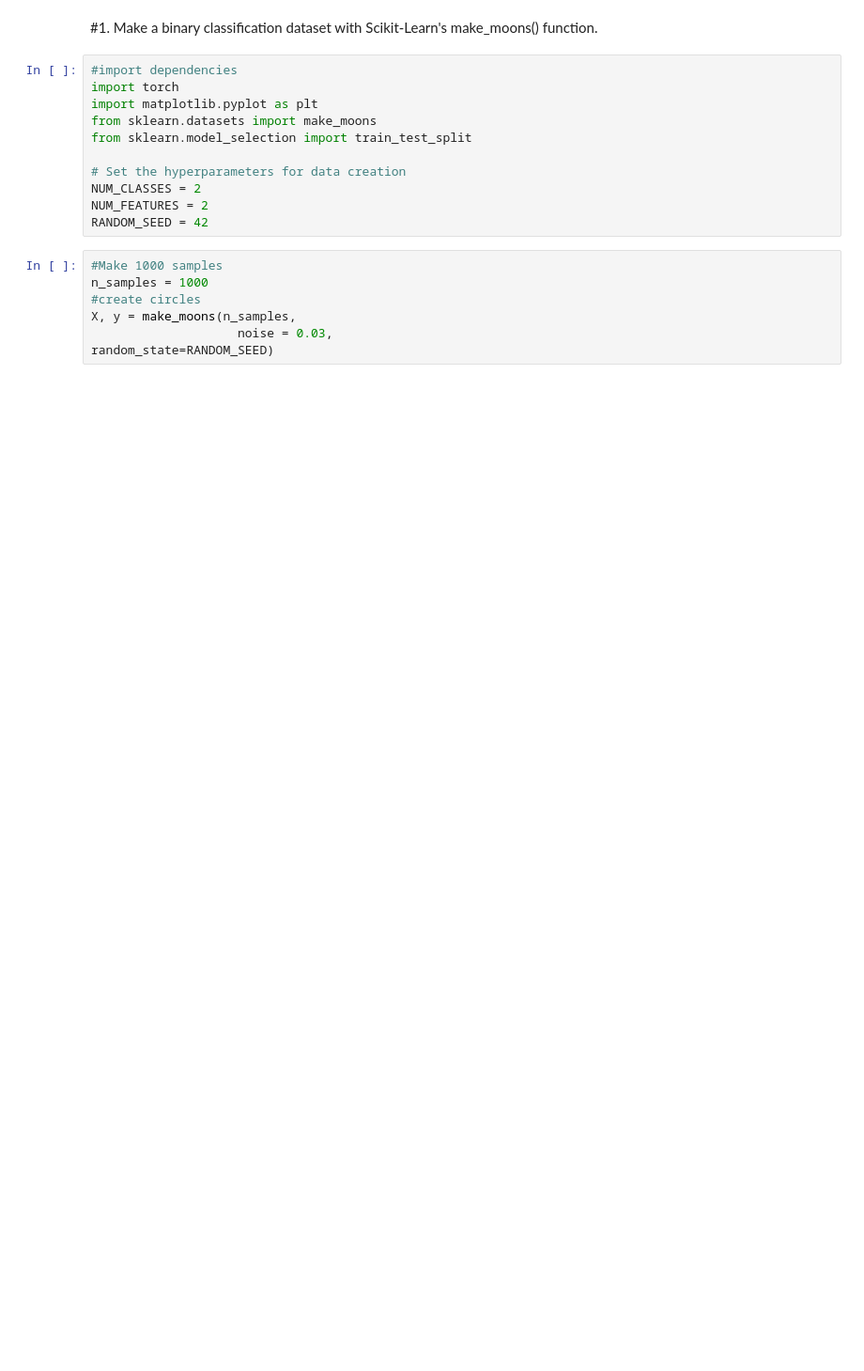
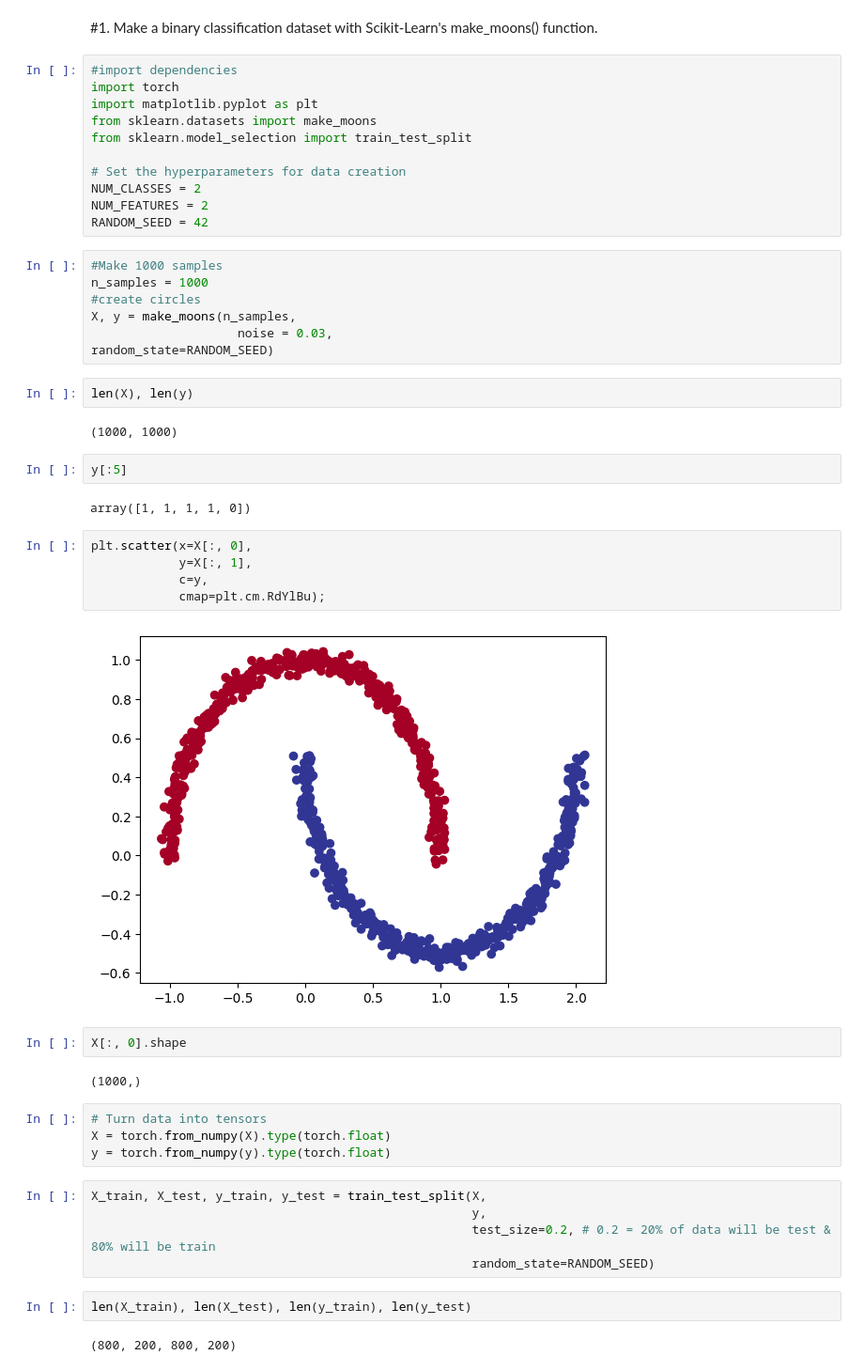
Before and after one commit to mismatchgit/PyTorch-tutorial-freecodecamp, a Jupyter notebook: pytorch_classification_exercise.ipynb, the cells around one changed output. Shown at 94% size. Cells and saved outputs as stored; diff of their text form; blank space fills up the shorter version.

```diff
--- a/pytorch_classification_exercise.ipynb
+++ b/pytorch_classification_exercise.ipynb
@@ -19,3 +19,35 @@ n_samples = 1000
 #create circles
 X, y = make_moons(n_samples,
                     noise = 0.03,                                              random_state=RANDOM_SEED)
+# %%
+len(X), len(y)
+# %% [output]
+(1000, 1000)
+# %%
+y[:5]
+# %% [output]
+array([1, 1, 1, 1, 0])
+# %%
+plt.scatter(x=X[:, 0],
+            y=X[:, 1],
+            c=y,
+            cmap=plt.cm.RdYlBu);
+# %% [output]
+[figure, added]
+# %%
+X[:, 0].shape
+# %% [output]
+(1000,)
+# %%
+# Turn data into tensors
+X = torch.from_numpy(X).type(torch.float)
+y = torch.from_numpy(y).type(torch.float)
+# %%
+X_train, X_test, y_train, y_test = train_test_split(X,
+                                                    y,
+                                                    test_size=0.2, # 0.2 = 20% of data will be test & 80% will be train
+                                                    random_state=RANDOM_SEED)
+# %%
+len(X_train), len(X_test), len(y_train), len(y_test)
+# %% [output]
+(800, 200, 800, 200)
```
Also changed, not shown: parts of 29 cells of this notebook.
